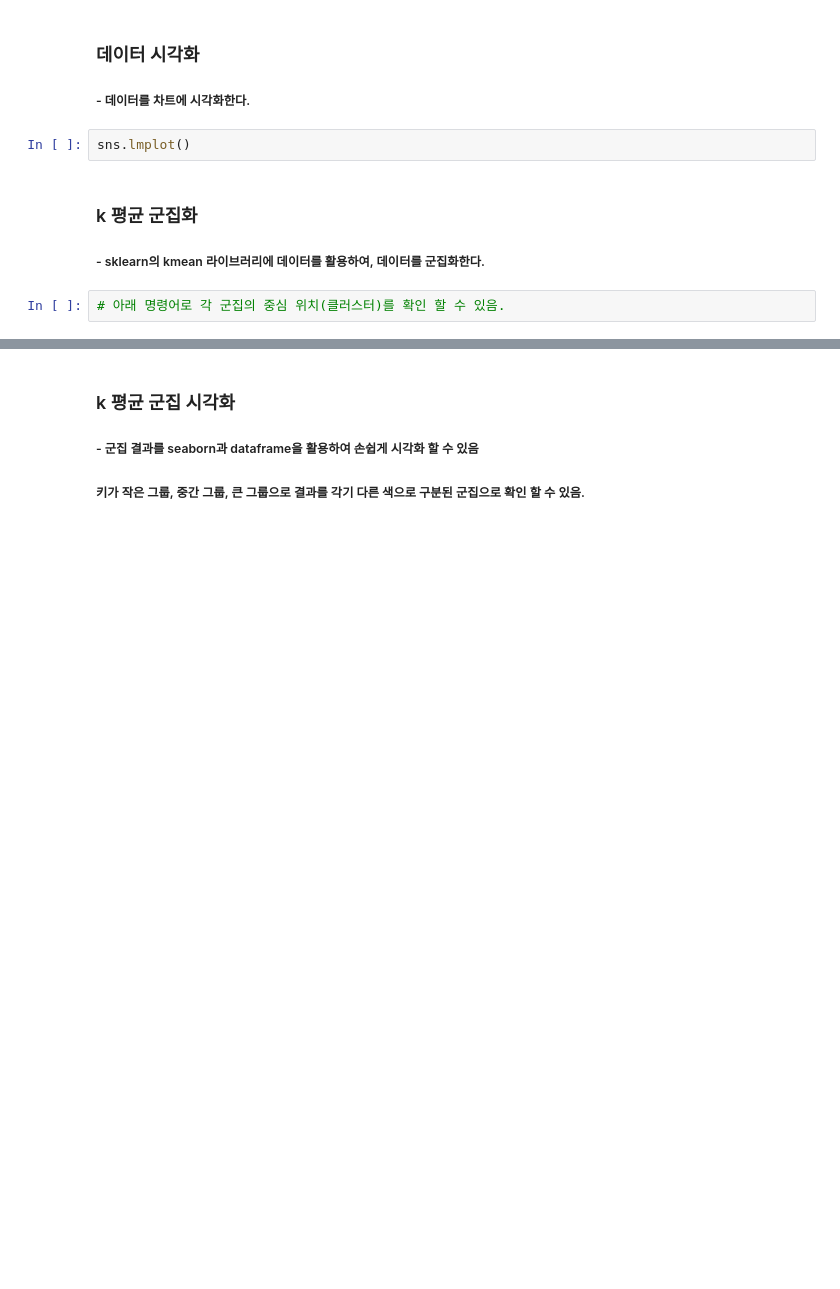
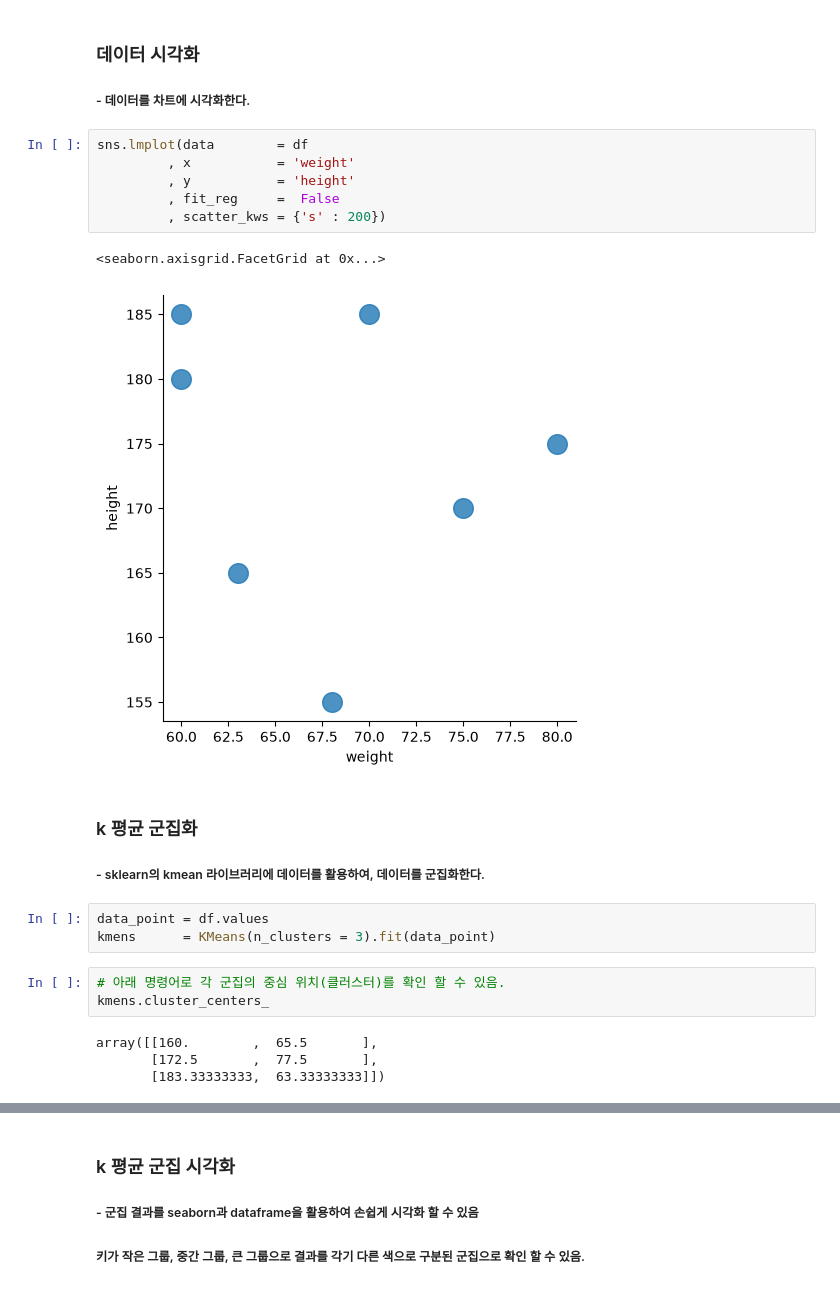
Before and after one commit to hyun5739975/MachineLearning, a Jupyter notebook: ch07_k-Means-clustering.ipynb, the cells around one changed output, grey strips where cells are left out. Cells and saved outputs as stored; diff of their text form; blank space fills up the shorter version.

```diff
--- a/ch07_k-Means-clustering.ipynb
+++ b/ch07_k-Means-clustering.ipynb
@@ -29,11 +45,26 @@ print(df.values)
 ### 데이터 시각화
 ##### - 데이터를 차트에 시각화한다.
 # %%
-sns.lmplot()
+sns.lmplot(data        = df
+         , x           = 'weight'
+         , y           = 'height'
+         , fit_reg     =  False
+         , scatter_kws = {'s' : 200})
+# %% [output]
+<seaborn.axisgrid.FacetGrid at 0x...>
+[figure, added]
 # %% [markdown]
 ###  k 평균 군집화
 ##### - sklearn의 kmean 라이브러리에 데이터를 활용하여, 데이터를 군집화한다.
+# %%
+data_point = df.values
+kmens      = KMeans(n_clusters = 3).fit(data_point)
 # %%
 # 아래 명령어로 각 군집의 중심 위치(클러스터)를 확인 할 수 있음.
+kmens.cluster_centers_
+# %% [output]
+array([[160.        ,  65.5       ],
+       [172.5       ,  77.5       ],
+       [183.33333333,  63.33333333]])
 # %%
 # 데이터가 어느 군집에 소속되어 있는 지 데이터프레임 cluster_id 컬럼에 저장
```
Also changed, not shown: parts of 4 cells of this notebook, 4 other files.
